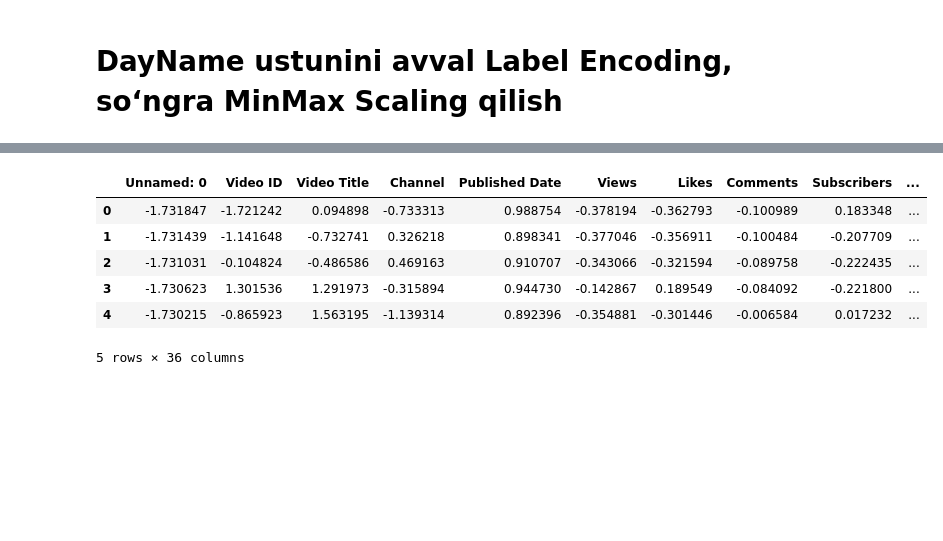
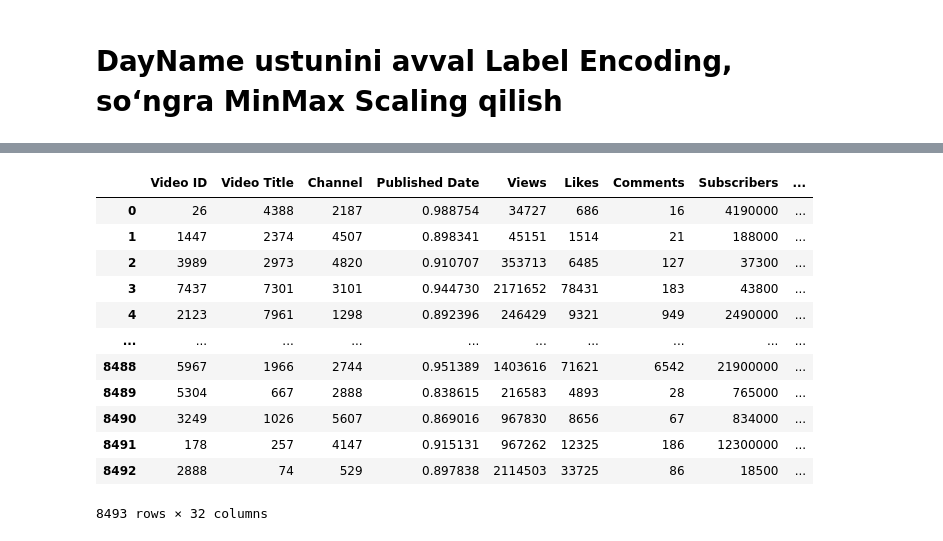
Before and after one commit to rasulbekdeveloper907/You_Tube_Views_Prediction, a Jupyter notebook: Notebooks/data_preprosessing.ipynb, the cells around one changed output, grey strips where cells are left out. Drawn from its saved outputs; the diff is of its cells as text; code cells hidden in the pictures; blank space fills up the shorter version.

```diff
--- a/Notebooks/data_preprosessing.ipynb
+++ b/Notebooks/data_preprosessing.ipynb
@@ -146,21 +146,3 @@ df.head()
 | 3 | 3 | rvn2CD4h_ac | epnkhlipaeklngthiithamaihekhaaepn... | Kornzo | 2025-10-18 09:07:36+00:00 | 2171652 | 78431 | 183 | 43800 | ... |
 | 4 | 4 | Efr59jKIkgU | okngyanae`dmin klumchuue`-khaay V... | DOM | 2025-10-16 10:48:06+00:00 | 246429 | 9321 | 949 | 2490000 | ... |
 5 rows × 34 columns
-# %%
-import regex as re
-
-# faqat lotin harflar, raqamlar, bo‘sh joy va oddiy belgilarni ruxsat beramiz
-normal_pattern = re.compile(r'^[\p{Latin}\d\s.,!?;:\-_/()\'"&%]*$')
-
-def has_unusual_chars(s):
-    if not isinstance(s, str):
-        return False
-    return not bool(normal_pattern.match(s))  # agar mos kelmasa → noodatiy belgi bor
-
-# tekshiriladigan ustunlar
-cols_to_check = ['Video ID', 'Video Title', 'Channel', 'Published Date', 'Country']
-
-# har bir ustun bo‘yicha noodatiy belgilar sonini hisoblash
-for col in cols_to_check:
-    count = df[col].apply(has_unusual_chars).sum()
-    print(f"{col:20s} → {count} ta noodatiy qiymat")
@@ -325,6 +309,6 @@ memory usage: 2.2+ MB
 # %%
-scaler = Scaler(df)
-df = scaler.scaling_qil().get_df()
+scaler = Scaler(df, target_col='CategoryName')
+df_scaled = scaler.scaling_qil().get_df()
 # %%
 
 df.head()
@@ -421,13 +449,30 @@ print(df.head())
 # %%
-df.head()
+import pandas as pd
+from IPython.display import display
+
+# Sozlamalar
+pd.set_option('display.max_columns', None)
+pd.set_option('display.max_rows', 50)
+
+# Ustunlarni tanlash
+cols = df.columns  # yoki: cols = ['Views', 'Likes', 'Comments', ...]
+
+# Jadvalni ko‘rsatish
+display(df[cols])
 # %% [output]
-|  | Unnamed: 0 | Video ID | Video Title | Channel | Published Date | Views | Likes | Comments | Subscribers | ... |
-| 0 | -1.731847 | -1.721242 | 0.094898 | -0.733313 | 0.988754 | -0.378194 | -0.362793 | -0.100989 | 0.183348 | ... |
-| 1 | -1.731439 | -1.141648 | -0.732741 | 0.326218 | 0.898341 | -0.377046 | -0.356911 | -0.100484 | -0.207709 | ... |
-| 2 | -1.731031 | -0.104824 | -0.486586 | 0.469163 | 0.910707 | -0.343066 | -0.321594 | -0.089758 | -0.222435 | ... |
-| 3 | -1.730623 | 1.301536 | 1.291973 | -0.315894 | 0.944730 | -0.142867 | 0.189549 | -0.084092 | -0.221800 | ... |
-| 4 | -1.730215 | -0.865923 | 1.563195 | -1.139314 | 0.892396 | -0.354881 | -0.301446 | -0.006584 | 0.017232 | ... |
+|  | Video ID | Video Title | Channel | Published Date | Views | Likes | Comments | Subscribers | ... |
+| 0 | 26 | 4388 | 2187 | 0.988754 | 34727 | 686 | 16 | 4190000 | ... |
+| 1 | 1447 | 2374 | 4507 | 0.898341 | 45151 | 1514 | 21 | 188000 | ... |
+| 2 | 3989 | 2973 | 4820 | 0.910707 | 353713 | 6485 | 127 | 37300 | ... |
+| 3 | 7437 | 7301 | 3101 | 0.944730 | 2171652 | 78431 | 183 | 43800 | ... |
+| 4 | 2123 | 7961 | 1298 | 0.892396 | 246429 | 9321 | 949 | 2490000 | ... |
+| ... | ... | ... | ... | ... | ... | ... | ... | ... | ... |
+| 8488 | 5967 | 1966 | 2744 | 0.951389 | 1403616 | 71621 | 6542 | 21900000 | ... |
+| 8489 | 5304 | 667 | 2888 | 0.838615 | 216583 | 4893 | 28 | 765000 | ... |
+| 8490 | 3249 | 1026 | 5607 | 0.869016 | 967830 | 8656 | 67 | 834000 | ... |
+| 8491 | 178 | 257 | 4147 | 0.915131 | 967262 | 12325 | 186 | 12300000 | ... |
+| 8492 | 2888 | 74 | 529 | 0.897838 | 2114503 | 33725 | 86 | 18500 | ... |
-5 rows × 36 columns
+8493 rows × 32 columns
 # %%
 df.info()
 # %% [output]
```
Also changed, not shown: parts of 10 cells of this notebook, 6 other files.
